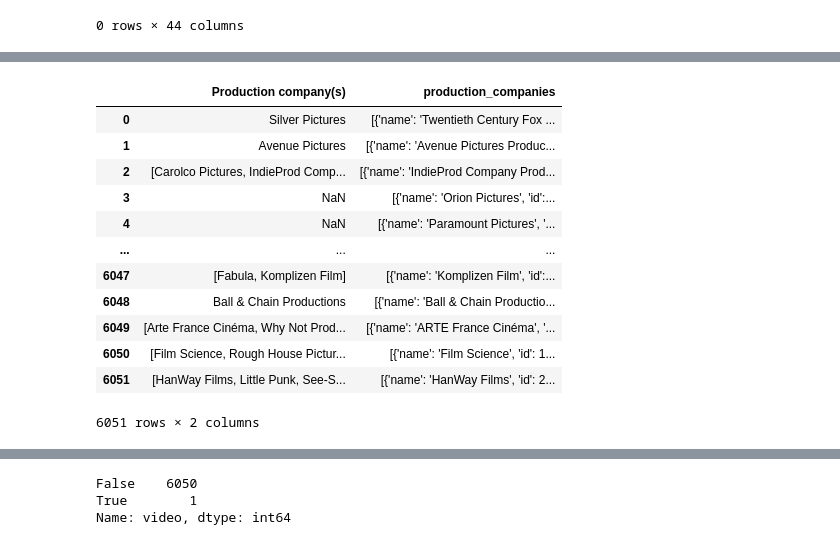
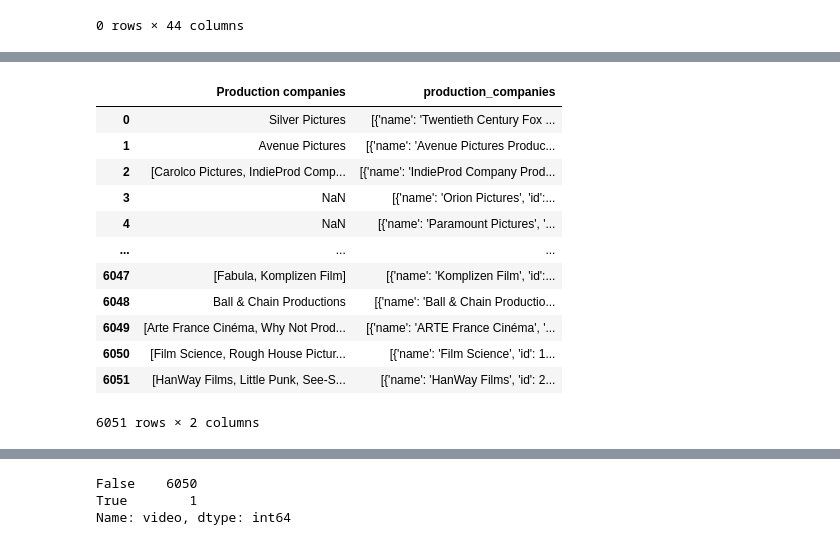
Before and after one commit to Auelocks/Movies-ETL, a Jupyter notebook: ETL_Movie_Data.ipynb, the cells around one changed output, grey strips where cells are left out. Saved outputs shown, nothing was run; the diff lists cells and outputs as text; code cells hidden in the pictures.

```diff
--- a/ETL_Movie_Data.ipynb
+++ b/ETL_Movie_Data.ipynb
@@ -812,9 +815,9 @@ ru       1
 Name: original_language, dtype: int64
 # %%
 # check samples of competing data
-movies_df[['Production company(s)','production_companies']]
+movies_df[['Production companies','production_companies']]
 # %% [output]
-|  | Production company(s) | production_companies |
+|  | Production companies | production_companies |
 | 0 | Silver Pictures | [{'name': 'Twentieth Century Fox ... |
 | 1 | Avenue Pictures | [{'name': 'Avenue Pictures Produc... |
 | 2 | [Carolco Pictures, IndieProd Comp... | [{'name': 'IndieProd Company Prod... |
```
Also changed, not shown: parts of 24 cells of this notebook, 3 other files.
